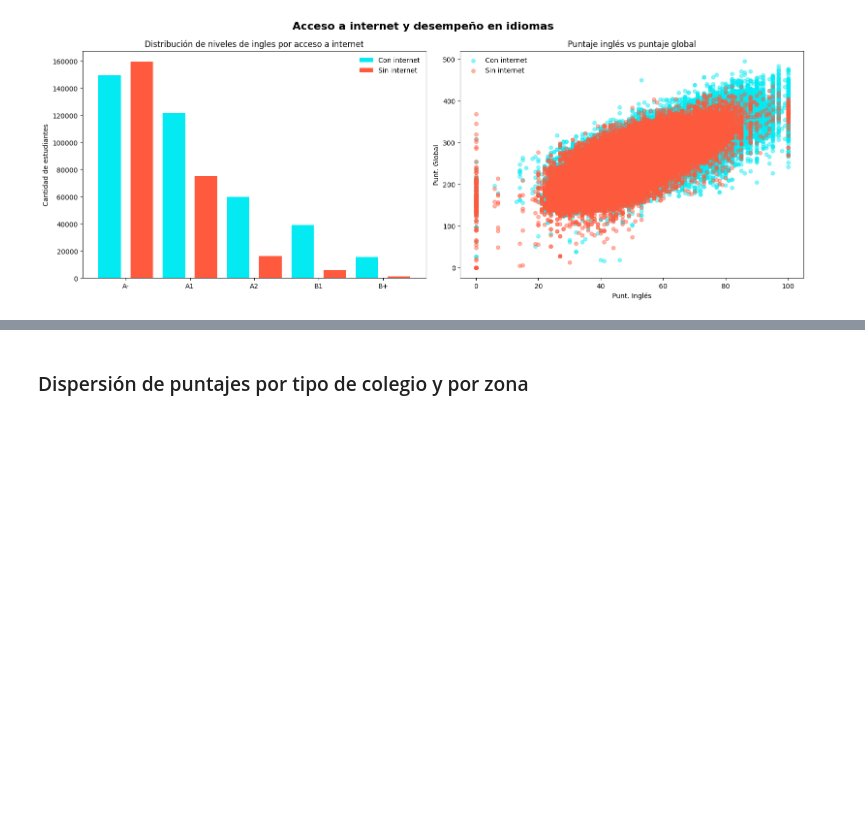
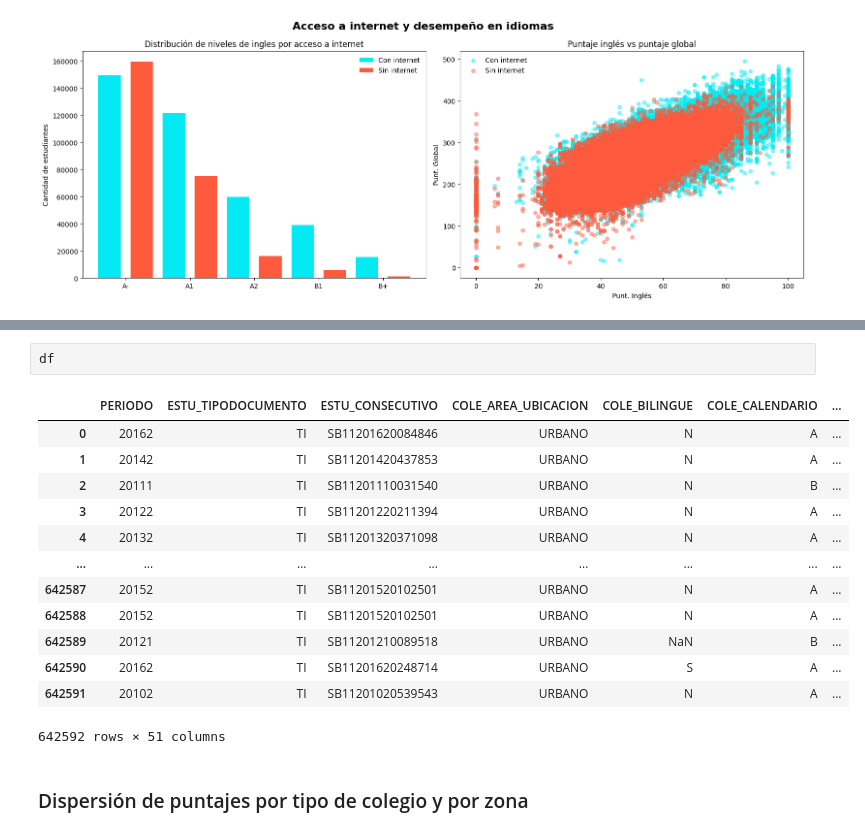
Before and after one commit to juancamilogoomezz/Proyecto-1, a Jupyter notebook: Experimentar Jeronimo.ipynb, the cells around one changed output, grey strips where cells are left out. Cells and saved outputs as stored; diff of their text form; blank space fills up the shorter version.

```diff
--- a/Experimentar Jeronimo.ipynb
+++ b/Experimentar Jeronimo.ipynb
@@ -348,2 +363,18 @@ Name: count, dtype: int64
+# %%
+df
+# %% [output]
+|  | PERIODO | ESTU_TIPODOCUMENTO | ESTU_CONSECUTIVO | COLE_AREA_UBICACION | COLE_BILINGUE | COLE_CALENDARIO | ... |
+| 0 | 20162 | TI | SB11201620084846 | URBANO | N | A | ... |
+| 1 | 20142 | TI | SB11201420437853 | URBANO | N | A | ... |
+| 2 | 20111 | TI | SB11201110031540 | URBANO | N | B | ... |
+| 3 | 20122 | TI | SB11201220211394 | URBANO | N | A | ... |
+| 4 | 20132 | TI | SB11201320371098 | URBANO | N | A | ... |
+| ... | ... | ... | ... | ... | ... | ... | ... |
+| 642587 | 20152 | TI | SB11201520102501 | URBANO | N | A | ... |
+| 642588 | 20152 | TI | SB11201520102501 | URBANO | N | A | ... |
+| 642589 | 20121 | TI | SB11201210089518 | URBANO | NaN | B | ... |
+| 642590 | 20162 | TI | SB11201620248714 | URBANO | S | A | ... |
+| 642591 | 20102 | TI | SB11201020539543 | URBANO | N | A | ... |
+642592 rows × 51 columns
 # %% [markdown]
 ### Dispersión de puntajes por tipo de colegio y por zona
```
Also changed, not shown: parts of 2 cells of this notebook.
